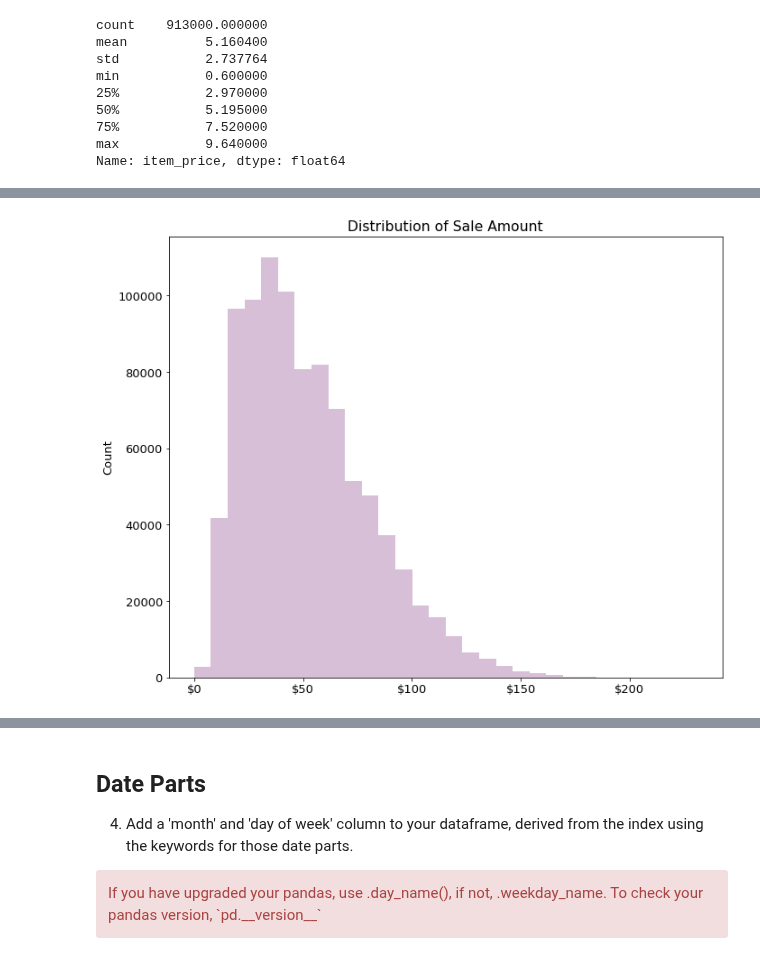
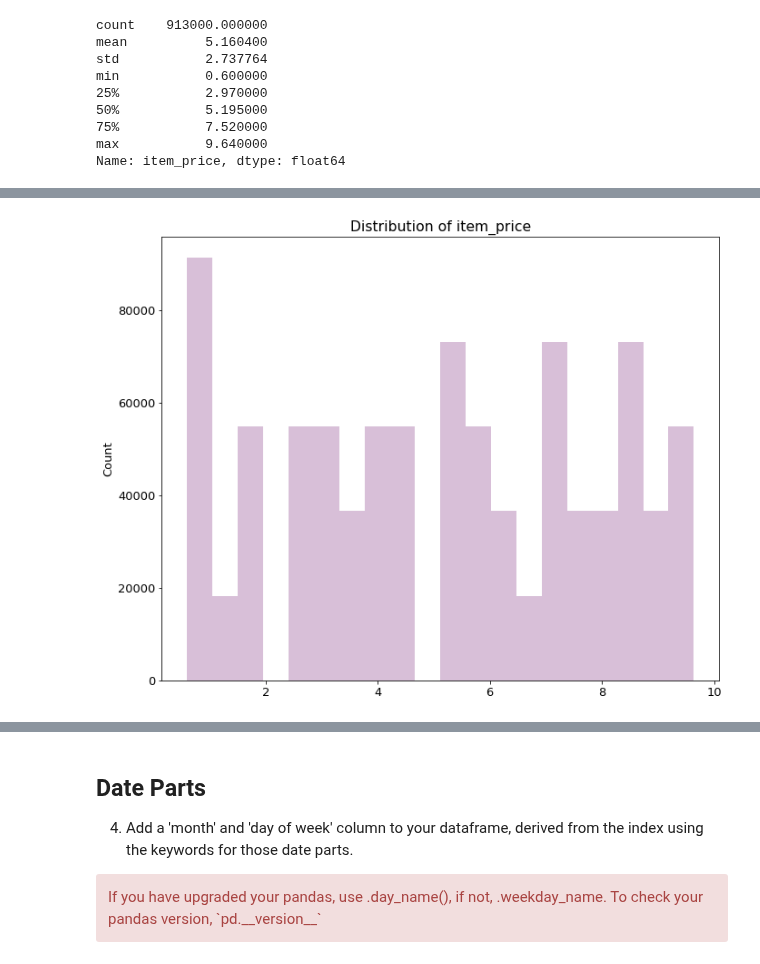
Before and after one commit to faithkane3/ds-methodologies-exercises, a Jupyter notebook: time_series/prepare_walkthrough.ipynb, the cells around one changed output, grey strips where cells are left out. Cells and saved outputs as stored; diff of their text form; code cells hidden in the pictures.

Commit message:
Commit hist simple function

```diff
--- a/time_series/prepare_walkthrough.ipynb
+++ b/time_series/prepare_walkthrough.ipynb
@@ -70,10 +60,17 @@ plt.show()
-# %%
-plt.hist(df.sale_amount, bins=30, color='thistle')
-
-plt.title('Distribution of Sale Amount')
-plt.xlabel('')
-plt.ylabel('Count')
-plt.xticks([0, 50, 100, 150, 200], labels=['$0', '$50', '$100', '$150', '$200'])
-plt.show()
-# %% [output]
-[figure, removed]
+# %%
+def hist_plot(df, col, bins):
+    """
+    function takes in a DataFrame,
+    a string for column name or list, and
+    integer for number of bins and
+    displays a histogram of the column
+    """
+    plt.hist(df[col], bins=bins, color='thistle')
+    plt.title('Distribution of ' + col)
+    plt.xlabel('')
+    plt.ylabel('Count')
+    plt.show()
+# %%
+hist_plot(df=df, col='item_price', bins=20)
+# %% [output]
+[figure, added]
```
Also changed, not shown: parts of 5 cells of this notebook.
